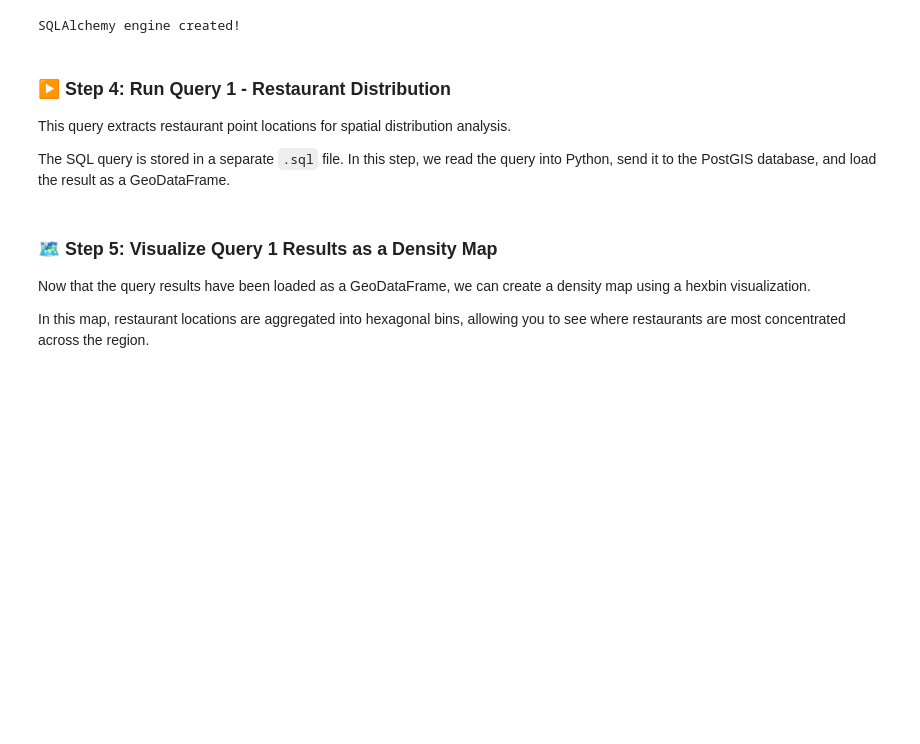
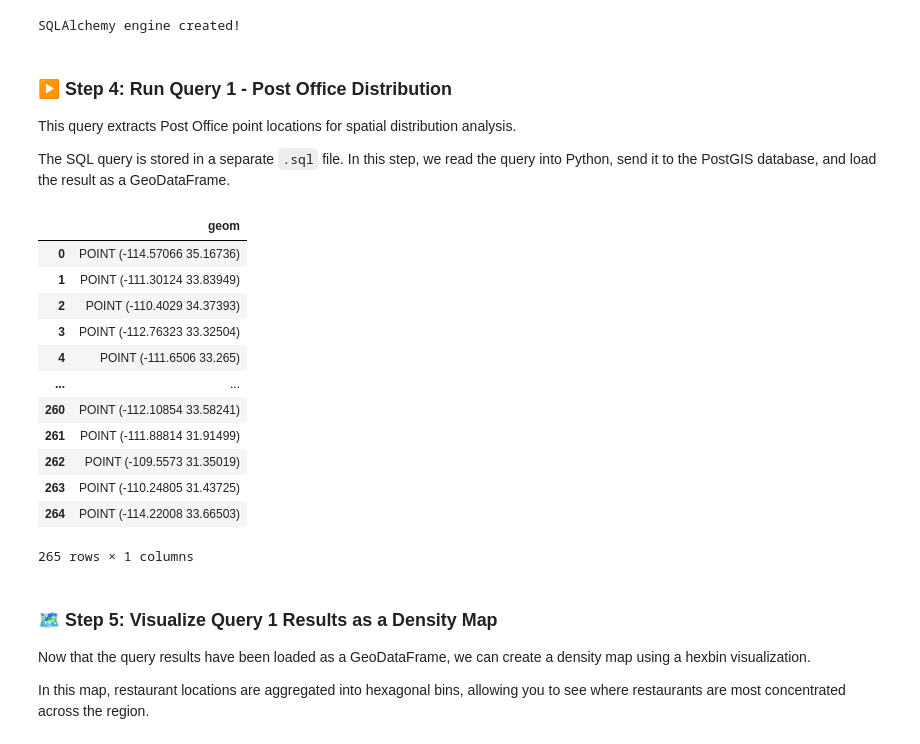
Before and after one commit to Matthew-Martin92/gist604b-osm-postgis-sp26, a Jupyter notebook: notebooks/osm_postgis_california.ipynb, the cells around one changed output. Drawn from its saved outputs; the diff is of its cells as text; code cells hidden in the pictures; blank space fills up the shorter version.

```diff
--- a/notebooks/osm_postgis_california.ipynb
+++ b/notebooks/osm_postgis_california.ipynb
@@ -142,25 +142,39 @@ print("SQLAlchemy engine created!")
 # %% [output]
 SQLAlchemy engine created!
 # %% [markdown]
-### ▶️ Step 4: Run Query 1 - Restaurant Distribution
+### ▶️ Step 4: Run Query 1 - Post Office Distribution
 
-This query extracts restaurant point locations for spatial distribution analysis.
+This query extracts Post Office point locations for spatial distribution analysis.
 
 The SQL query is stored in a separate `.sql` file. In this step, we read the query into Python, send it to the PostGIS database, and load the result as a GeoDataFrame.
 # %%
-query_1_file = Path("../sql/california.sql")
+query_1_file = Path("../sql/california/query1_socal_post_distribution.sql")
 
 # Read SQL query from file
 query_1_sql = query_1_file.read_text(encoding="utf-8")
 
 # Execute query and load result as a GeoDataFrame
 try:
     query_1_results = gpd.read_postgis(query_1_sql, engine, geom_col="geom")
     # Display results
     display(query_1_results)
 except Exception as e:
     print("❌ Query failed:")
     print(e)
+# %% [output]
+|  | geom |
+| 0 | POINT (-114.57066 35.16736) |
+| 1 | POINT (-111.30124 33.83949) |
+| 2 | POINT (-110.4029 34.37393) |
+| 3 | POINT (-112.76323 33.32504) |
+| 4 | POINT (-111.6506 33.265) |
+| ... | ... |
+| 260 | POINT (-112.10854 33.58241) |
+| 261 | POINT (-111.88814 31.91499) |
+| 262 | POINT (-109.5573 31.35019) |
+| 263 | POINT (-110.24805 31.43725) |
+| 264 | POINT (-114.22008 33.66503) |
+265 rows × 1 columns
 # %% [markdown]
 ### 🗺️ Step 5: Visualize Query 1 Results as a Density Map
 
```
Also changed, not shown: parts of 1 cell of this notebook.
